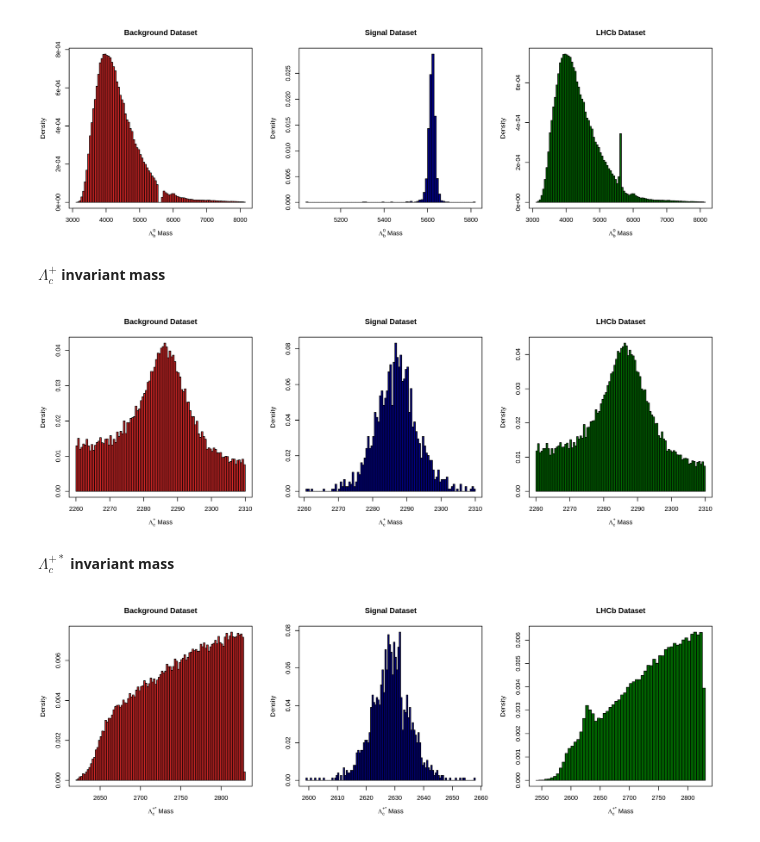
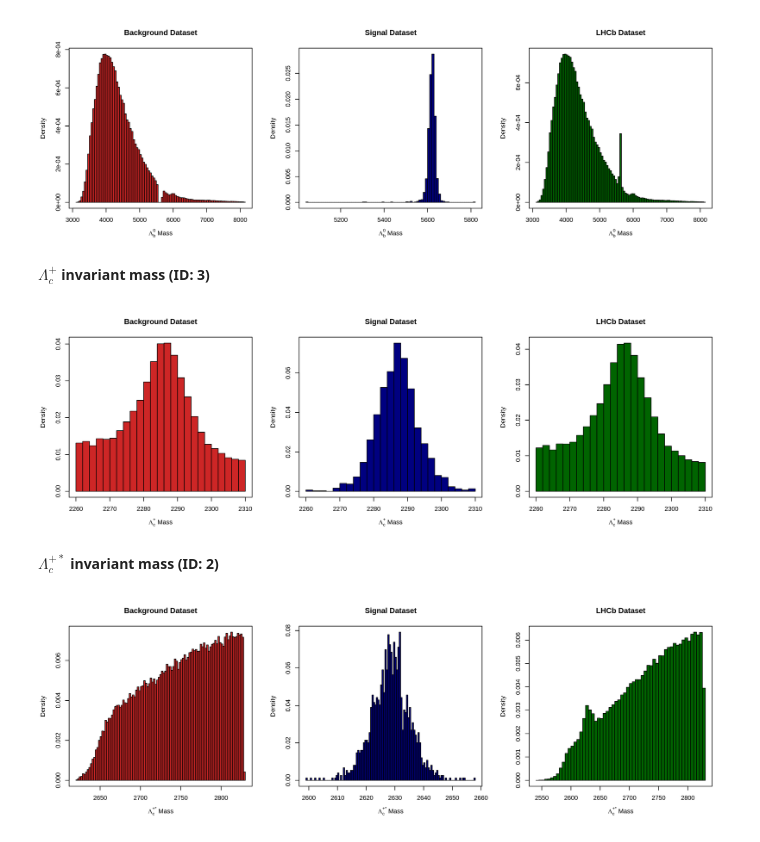
Before and after one commit to mastrovalentz/Adv_Stat_Final_Project, a Jupyter notebook: presentation/presentation.ipynb, the cells around one changed output. Cells and saved outputs as stored; diff of their text form; code cells hidden in the pictures.

```diff
--- a/presentation/presentation.ipynb
+++ b/presentation/presentation.ipynb
@@ -289,26 +288,26 @@ hist(data.lhcb$Lambda_b0_MM_F,
 # %% [output]
 [figure]
 # %% [markdown]
-**$\Lambda_{c}^{+}$ invariant mass**
+**$\Lambda_{c}^{+}$ invariant mass (ID: 3)**
 # %%
 par(mfrow=c(1,3))
 options(repr.plot.width=12, repr.plot.height=4, repr.plot.res=250)
 
 hist(data.bkg$Lambda_c_MM_F,
-     breaks=100, probability=TRUE, col="firebrick3",
+     breaks=30, probability=TRUE, col="firebrick3",
      xlab=expression(paste(Lambda[c]^'+', " Mass")), main="Background Dataset"); box()
 
 hist(data.sig$Lambda_c_MM_F,
-     breaks=100, probability=TRUE, col="navy",
+     breaks=30, probability=TRUE, col="navy",
      xlab=expression(paste(Lambda[c]^'+', " Mass")), main="Signal Dataset");     box()
 
 hist(data.lhcb$Lambda_c_MM_F,
-     breaks=100, probability=TRUE, col="darkgreen",
+     breaks=30, probability=TRUE, col="darkgreen",
      xlab=expression(paste(Lambda[c]^'+', " Mass")), main="LHCb Dataset");       box()
 # %% [output]
-[figure, old version]
+[figure, new version]
 # %% [markdown]
-**$\Lambda_{c}^{+*}$ invariant mass**
+**$\Lambda_{c}^{+*}$ invariant mass (ID: 2)**
 # %%
 par(mfrow=c(1,3))
 options(repr.plot.width=12, repr.plot.height=4, repr.plot.res=250)
```
Also changed, not shown: parts of 30 cells of this notebook, 1 other file.
